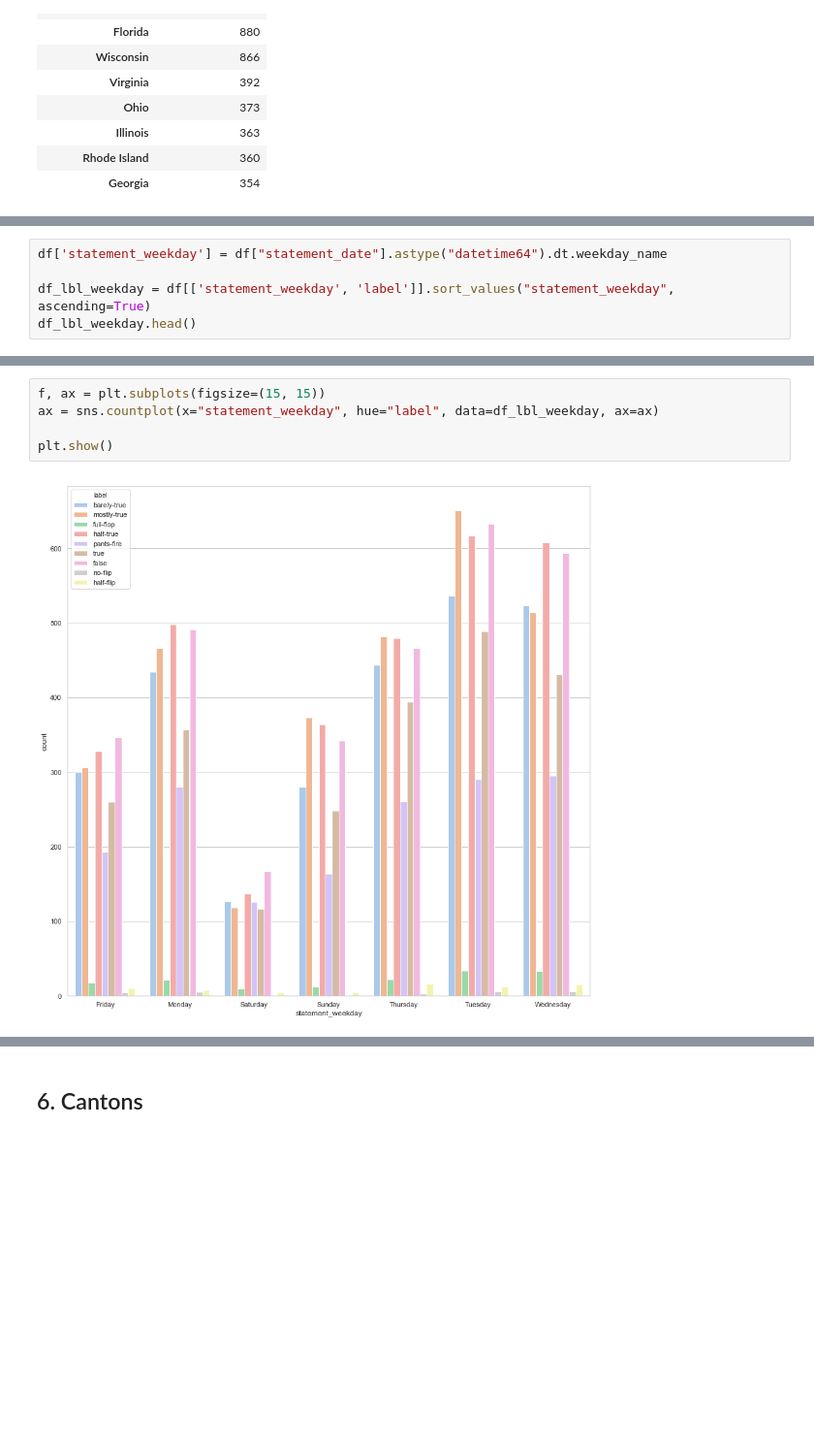
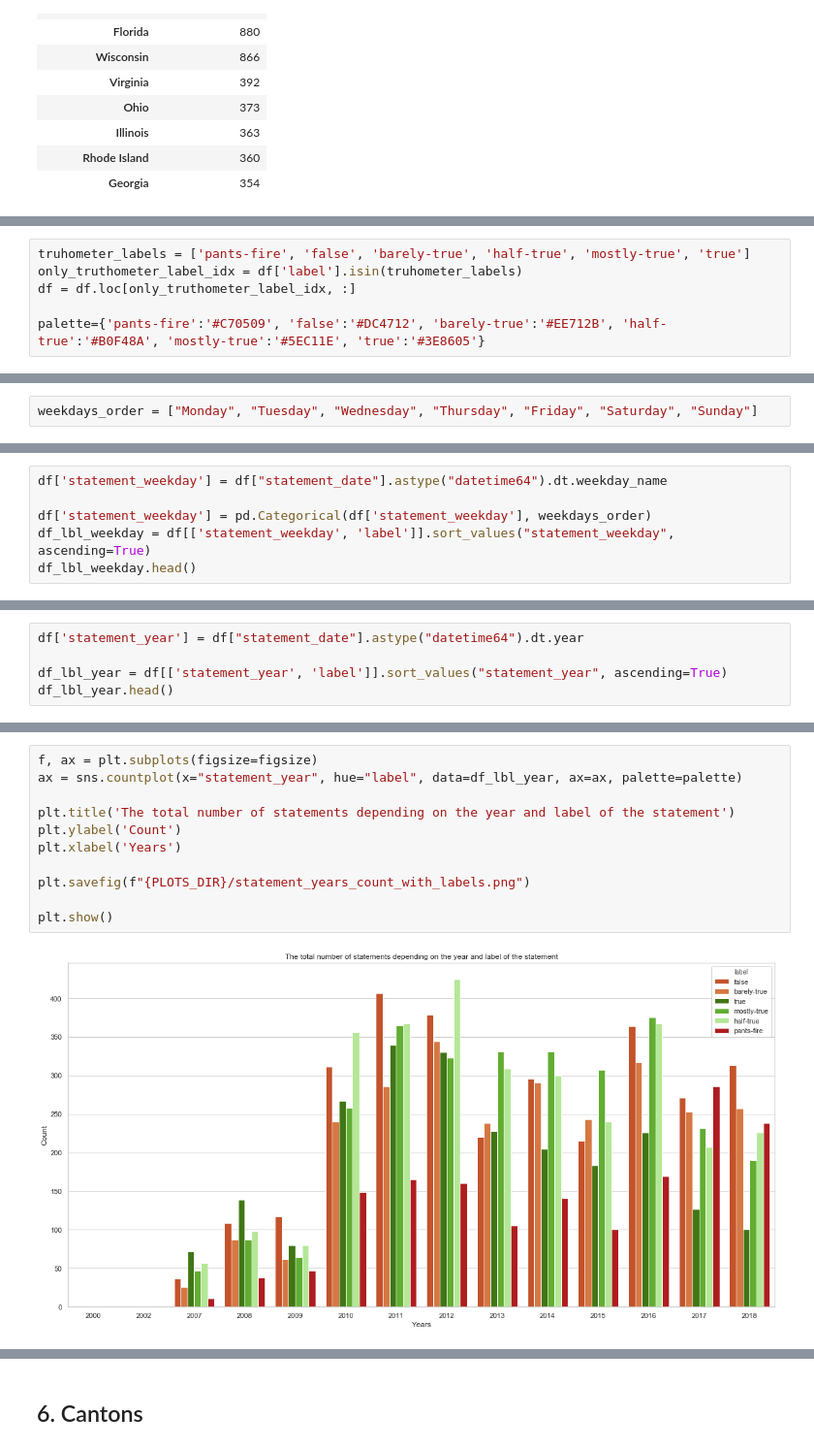
Before and after one commit to ExploringLies/lies-have-short-legs, a Jupyter notebook: notebooks/ResearchQuestions.ipynb, the cells around one changed output, grey strips where cells are left out. Shown at 97% size. Cells and saved outputs as stored; diff of their text form; blank space fills up the shorter version.

```diff
--- a/notebooks/ResearchQuestions.ipynb
+++ b/notebooks/ResearchQuestions.ipynb
@@ -668,0 +597,6 @@ df_lbls.head(10)
+# %%
+truhometer_labels = ['pants-fire', 'false', 'barely-true', 'half-true', 'mostly-true', 'true']
+only_truthometer_label_idx = df['label'].isin(truhometer_labels)
+df = df.loc[only_truthometer_label_idx, :]
+
+palette={'pants-fire':'#C70509', 'false':'#DC4712', 'barely-true':'#EE712B', 'half-true':'#B0F48A', 'mostly-true':'#5EC11E', 'true':'#3E8605'}
@@ -693,0 +714,2 @@ plt.show()
+# %%
+weekdays_order = ["Monday", "Tuesday", "Wednesday", "Thursday", "Friday", "Saturday", "Sunday"]
@@ -693,0 +726,6 @@ plt.show()
+# %%
+df['statement_weekday'] = df["statement_date"].astype("datetime64").dt.weekday_name
+
+df['statement_weekday'] = pd.Categorical(df['statement_weekday'], weekdays_order)
+df_lbl_weekday = df[['statement_weekday', 'label']].sort_values("statement_weekday", ascending=True)
+df_lbl_weekday.head()
@@ -706,6 +837,6 @@ df["statement_date"].groupby(df["statement_date"].astype("datetime64").dt.weekda
 # %%
-df['statement_weekday'] = df["statement_date"].astype("datetime64").dt.weekday_name
+df['statement_year'] = df["statement_date"].astype("datetime64").dt.year
 
-df_lbl_weekday = df[['statement_weekday', 'label']].sort_values("statement_weekday", ascending=True)
-df_lbl_weekday.head()
+df_lbl_year = df[['statement_year', 'label']].sort_values("statement_year", ascending=True)
+df_lbl_year.head()
 # %% [output]
@@ -718,7 +849,13 @@ df_lbl_weekday.head()
 # %%
-f, ax = plt.subplots(figsize=(15, 15))
-ax = sns.countplot(x="statement_weekday", hue="label", data=df_lbl_weekday, ax=ax)
+f, ax = plt.subplots(figsize=figsize)
+ax = sns.countplot(x="statement_year", hue="label", data=df_lbl_year, ax=ax, palette=palette)
+
+plt.title('The total number of statements depending on the year and label of the statement')
+plt.ylabel('Count')
+plt.xlabel('Years')
+
+plt.savefig(f"{PLOTS_DIR}/statement_years_count_with_labels.png")
 
 plt.show()
 # %% [output]
-[figure, old version]
+[figure, new version]
```
Also changed, not shown: parts of 37 cells of this notebook, 13 other files.
